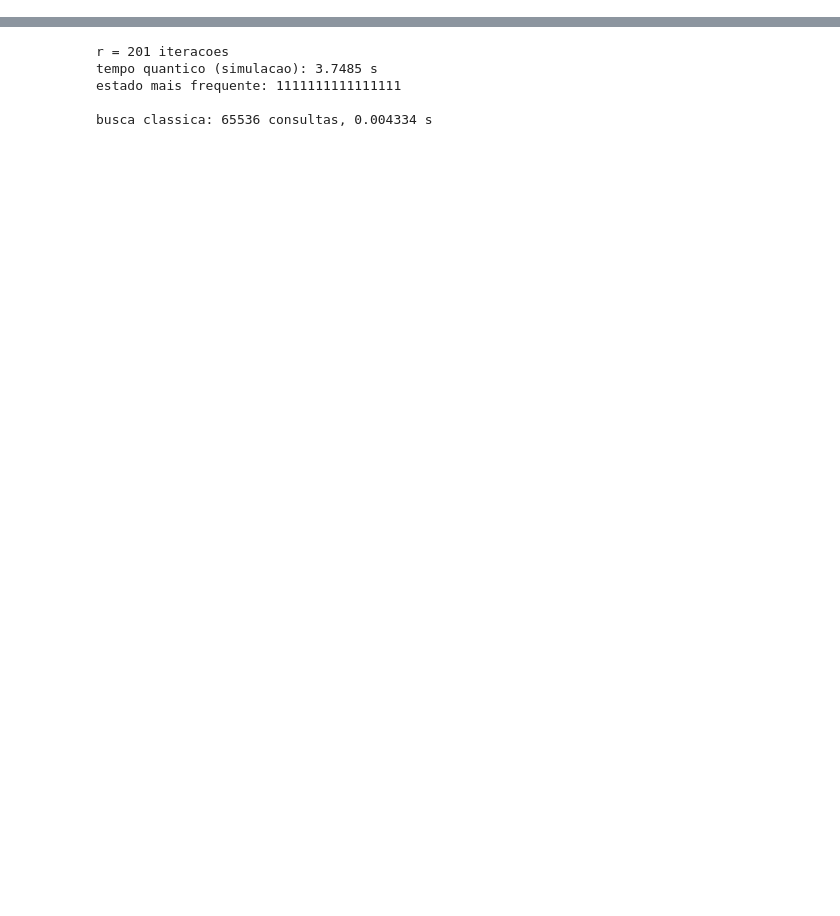
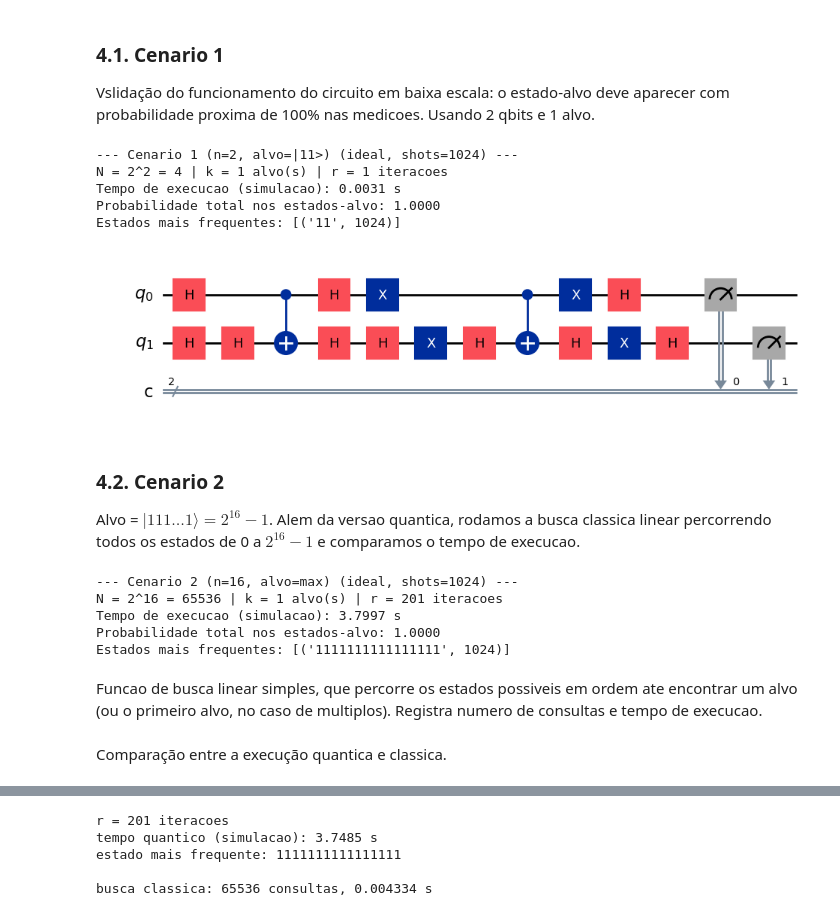
Before and after one commit to borgesjose/Grover_Algorithm, a Jupyter notebook: Algoritmo__de__Grover.ipynb, the cells around one changed output, grey strips where cells are left out. Drawn from its saved outputs; the diff is of its cells as text; code cells hidden in the pictures; blank space fills up the shorter version.

```diff
--- a/Algoritmo__de__Grover.ipynb
+++ b/Algoritmo__de__Grover.ipynb
@@ -95,8 +217,0 @@ def grover_circuit(n, targets, r=None):
-# %%
-qc1, r1 = grover_circuit(2, [3])
-print("r =", r1)
-
-sim = AerSimulator()
-result = sim.run(qc1, shots=1024).result()
-counts = result.get_counts()
-print(counts)
@@ -107,0 +277,38 @@ r = 1
+# %% [markdown]
+### 4.1. Cenario 1
+
+Vslidação do funcionamento do circuito em baixa escala: o estado-alvo deve aparecer com
+probabilidade proxima de 100% nas medicoes. Usando 2 qbits e 1 alvo.
+# %%
+reg1, qc1 = run_grover_experiment(
+    n=2, targets=[3], shots=1024, label="Cenario 1 (n=2, alvo=|11>)"
+)
+display(qc1.draw("mpl"))
+# %% [output]
+--- Cenario 1 (n=2, alvo=|11>) (ideal, shots=1024) ---
+N = 2^2 = 4 | k = 1 alvo(s) | r = 1 iteracoes
+Tempo de execucao (simulacao): 0.0031 s
+Probabilidade total nos estados-alvo: 1.0000
+Estados mais frequentes: [('11', 1024)]
+[figure, added]
+# %% [markdown]
+### 4.2. Cenario 2
+
+Alvo = $|111\ldots1\rangle = 2^{16}-1$. Alem da versao quantica, rodamos a busca classica linear
+percorrendo todos os estados de 0 a $2^{16}-1$ e comparamos o tempo de execucao.
+# %%
+n2 = 16
+alvo2 = 2 ** n2 - 1  # |111...1>
+
+reg2, qc2 = run_grover_experiment(
+    n=n2, targets=[alvo2], shots=1024, label="Cenario 2 (n=16, alvo=max)"
+)
+# %% [output]
+--- Cenario 2 (n=16, alvo=max) (ideal, shots=1024) ---
+N = 2^16 = 65536 | k = 1 alvo(s) | r = 201 iteracoes
+Tempo de execucao (simulacao): 3.7997 s
+Probabilidade total nos estados-alvo: 1.0000
+Estados mais frequentes: [('1111111111111111', 1024)]
+# %% [markdown]
+Funcao de busca linear simples, que percorre os estados possiveis em ordem ate encontrar um alvo
+(ou o primeiro alvo, no caso de multiplos). Registra numero de consultas e tempo de execucao.
@@ -107,0 +331,2 @@ r = 1
+# %% [markdown]
+Comparação entre a execução quantica e classica.
```
Also changed, not shown: parts of 46 cells of this notebook.
